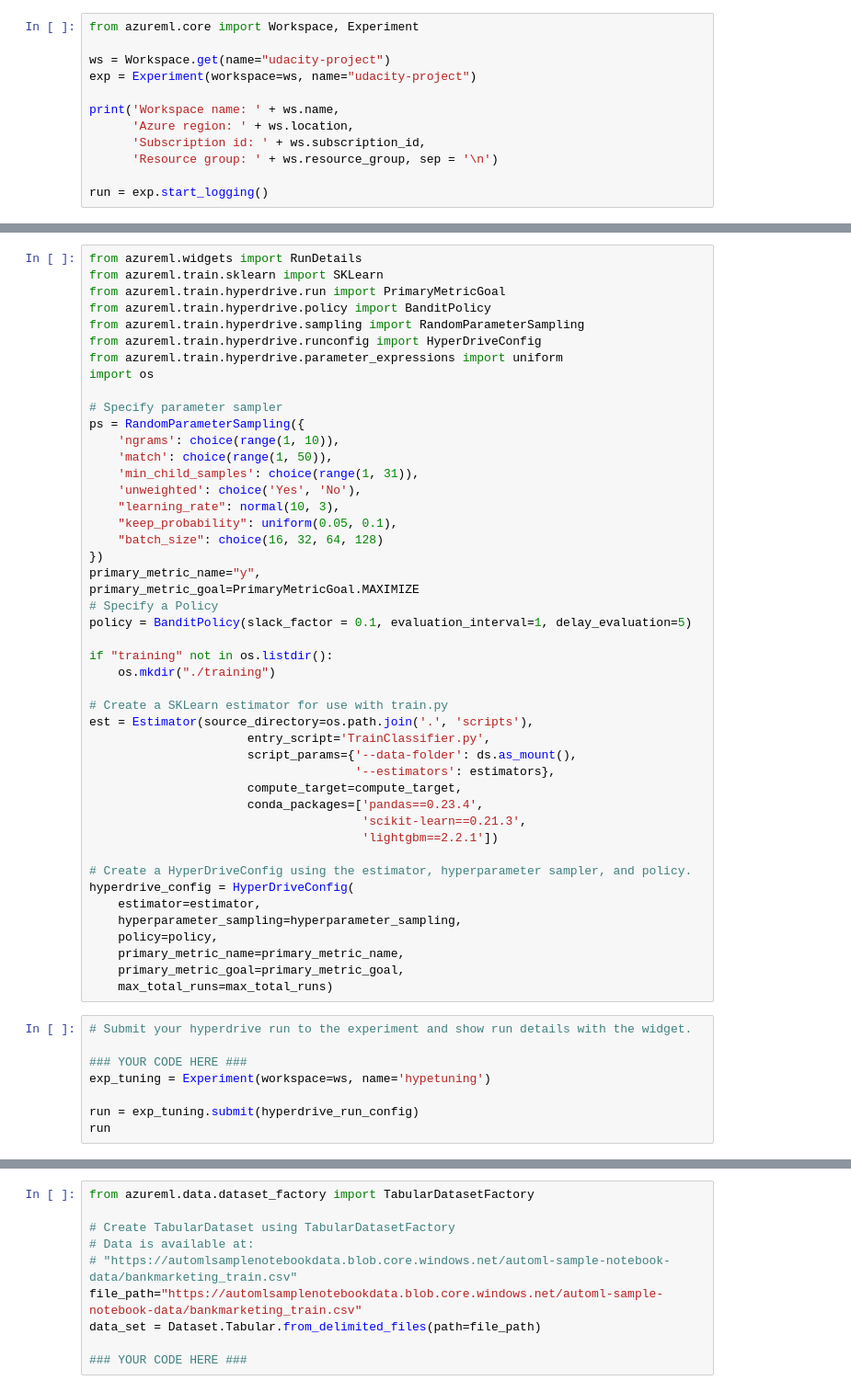
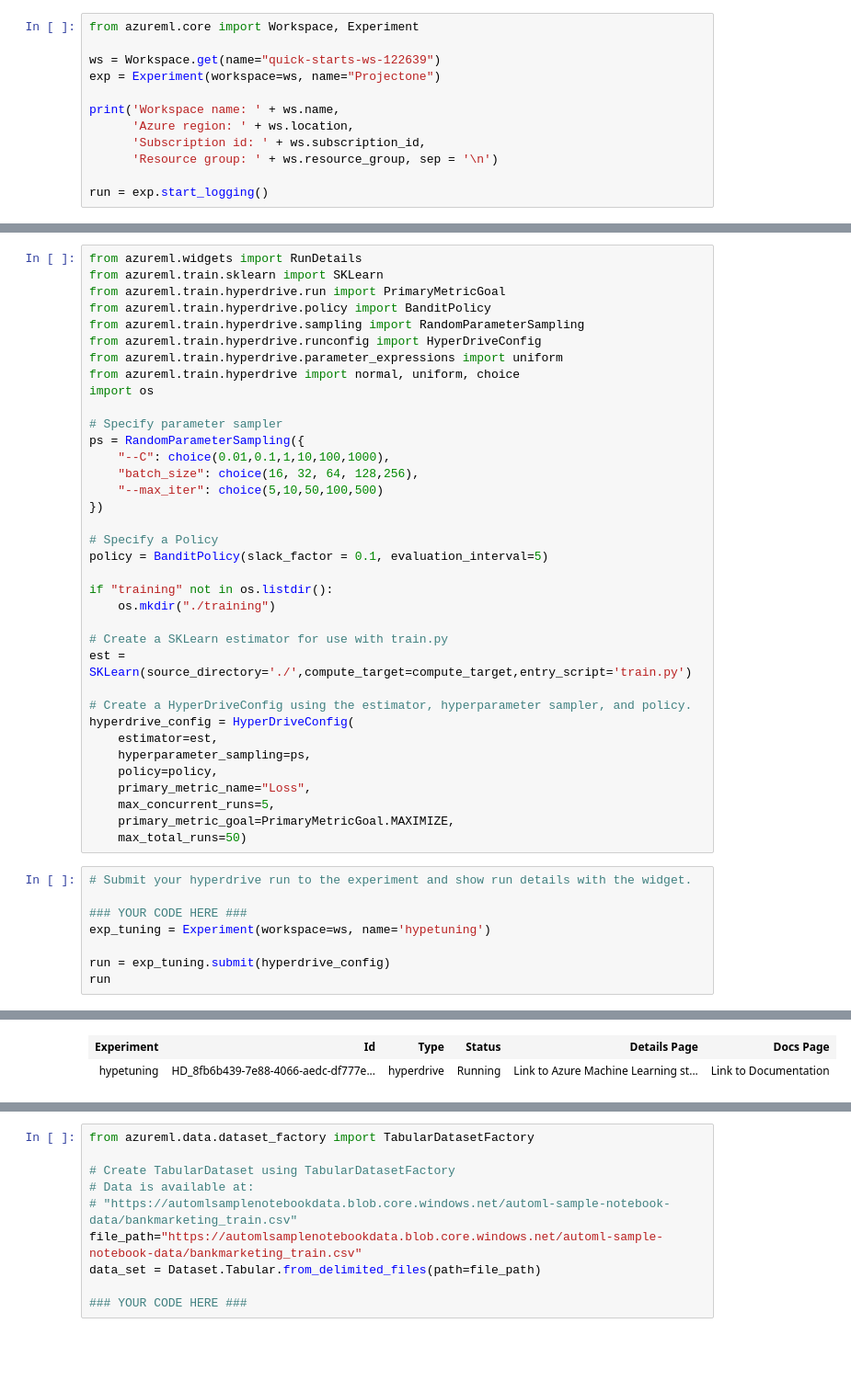
Before and after one commit to AmDeep/Optimzing-An-ML-Pipeline-in-Azure-Readme, a Jupyter notebook: udacity-project.ipynb, the cells around one changed output, grey strips where cells are left out. Shown: that part at 92% size. Drawn from its saved outputs; the diff is of its cells as text; blank space fills up the shorter version.

```diff
--- a/udacity-project.ipynb
+++ b/udacity-project.ipynb
@@ -1,8 +1,8 @@
 # %%
 from azureml.core import Workspace, Experiment
 
-ws = Workspace.get(name="udacity-project")
-exp = Experiment(workspace=ws, name="udacity-project")
+ws = Workspace.get(name="quick-starts-ws-122639")
+exp = Experiment(workspace=ws, name="Projectone")
 
 print('Workspace name: ' + ws.name,
       'Azure region: ' + ws.location,
@@ -36,49 +54,40 @@ from azureml.train.hyperdrive.policy import BanditPolicy
 from azureml.train.hyperdrive.sampling import RandomParameterSampling
 from azureml.train.hyperdrive.runconfig import HyperDriveConfig
 from azureml.train.hyperdrive.parameter_expressions import uniform
+from azureml.train.hyperdrive import normal, uniform, choice
 import os
 
 # Specify parameter sampler
 ps = RandomParameterSampling({
-    'ngrams': choice(range(1, 10)),
-    'match': choice(range(1, 50)),
-    'min_child_samples': choice(range(1, 31)),
-    'unweighted': choice('Yes', 'No'),
-    "learning_rate": normal(10, 3),
-    "keep_probability": uniform(0.05, 0.1),
-    "batch_size": choice(16, 32, 64, 128)
+    "--C": choice(0.01,0.1,1,10,100,1000),
+    "batch_size": choice(16, 32, 64, 128,256),
+    "--max_iter": choice(5,10,50,100,500)
 })
-primary_metric_name="y",
-primary_metric_goal=PrimaryMetricGoal.MAXIMIZE
+
 # Specify a Policy
-policy = BanditPolicy(slack_factor = 0.1, evaluation_interval=1, delay_evaluation=5)
+policy = BanditPolicy(slack_factor = 0.1, evaluation_interval=5)
 
 if "training" not in os.listdir():
     os.mkdir("./training")
 
 # Create a SKLearn estimator for use with train.py
-est = Estimator(source_directory=os.path.join('.', 'scripts'),
-                      entry_script='TrainClassifier.py',
-                      script_params={'--data-folder': ds.as_mount(),
-                                     '--estimators': estimators},
-                      compute_target=compute_target,
-                      conda_packages=['pandas==0.23.4',
-                                      'scikit-learn==0.21.3',
-                                      'lightgbm==2.2.1'])
+est = SKLearn(source_directory='./',compute_target=compute_target,entry_script='train.py')
 
 # Create a HyperDriveConfig using the estimator, hyperparameter sampler, and policy.
 hyperdrive_config = HyperDriveConfig(
-    estimator=estimator,
-    hyperparameter_sampling=hyperparameter_sampling,
+    estimator=est,
+    hyperparameter_sampling=ps,
     policy=policy,
-    primary_metric_name=primary_metric_name,
-    primary_metric_goal=primary_metric_goal,
-    max_total_runs=max_total_runs)
+    primary_metric_name="Loss",
+    max_concurrent_runs=5,
+    primary_metric_goal=PrimaryMetricGoal.MAXIMIZE,
+    max_total_runs=50)
 # %%
 # Submit your hyperdrive run to the experiment and show run details with the widget.
 
 ### YOUR CODE HERE ###
 exp_tuning = Experiment(workspace=ws, name='hypetuning')
 
-run = exp_tuning.submit(hyperdrive_run_config)
+run = exp_tuning.submit(hyperdrive_config)
 run
+# %% [output]
@@ -84,0 +95,2 @@ run
+| Experiment | Id | Type | Status | Details Page | Docs Page |
+| hypetuning | HD_8fb6b439-7e88-4066-aedc-df777e... | hyperdrive | Running | Link to Azure Machine Learning st... | Link to Documentation |
```
Also changed, not shown: parts of 6 cells of this notebook, 1 other file.
